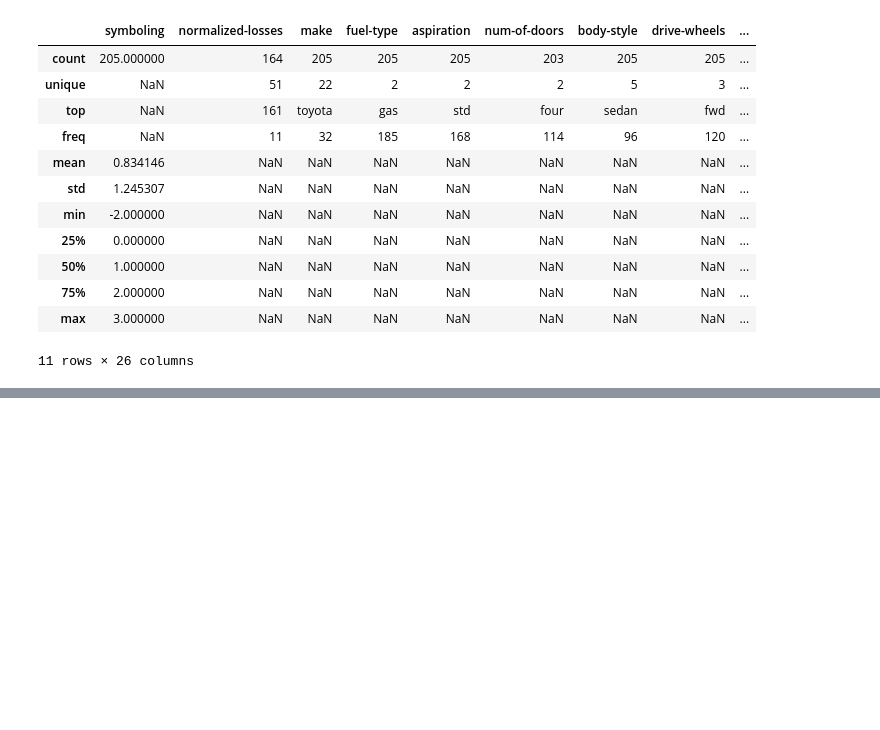
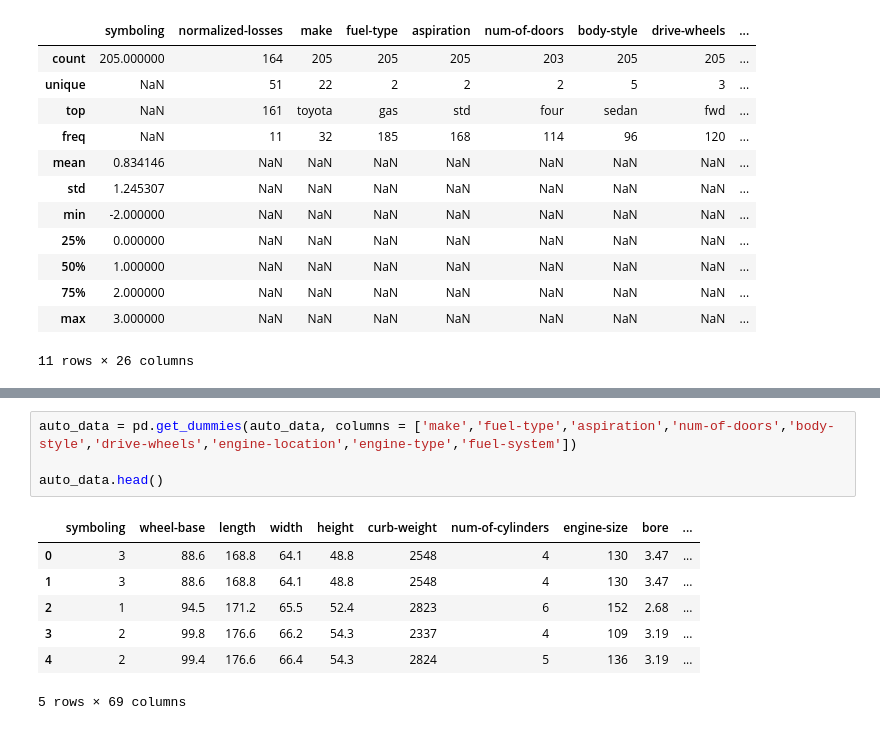
Before and after one commit to pfcperez/ML-Plural, a Jupyter notebook: models/m2_demo_LassoRidge.ipynb, the cells around one changed output, grey strips where cells are left out. Cells and saved outputs as stored; diff of their text form; blank space fills up the shorter version.

```diff
--- a/models/m2_demo_LassoRidge.ipynb
+++ b/models/m2_demo_LassoRidge.ipynb
@@ -85,0 +171,12 @@ auto_data['price'] = pd.to_numeric(auto_data['price'], errors='coerce')
+# %%
+auto_data = pd.get_dummies(auto_data, columns = ['make','fuel-type','aspiration','num-of-doors','body-style','drive-wheels','engine-location','engine-type','fuel-system'])
+
+auto_data.head()
+# %% [output]
+|  | symboling | wheel-base | length | width | height | curb-weight | num-of-cylinders | engine-size | bore | ... |
+| 0 | 3 | 88.6 | 168.8 | 64.1 | 48.8 | 2548 | 4 | 130 | 3.47 | ... |
+| 1 | 3 | 88.6 | 168.8 | 64.1 | 48.8 | 2548 | 4 | 130 | 3.47 | ... |
+| 2 | 1 | 94.5 | 171.2 | 65.5 | 52.4 | 2823 | 6 | 152 | 2.68 | ... |
+| 3 | 2 | 99.8 | 176.6 | 66.2 | 54.3 | 2337 | 4 | 109 | 3.19 | ... |
+| 4 | 2 | 99.4 | 176.6 | 66.4 | 54.3 | 2824 | 5 | 136 | 3.19 | ... |
+5 rows × 69 columns
```
Also changed, not shown: parts of 22 cells of this notebook.
